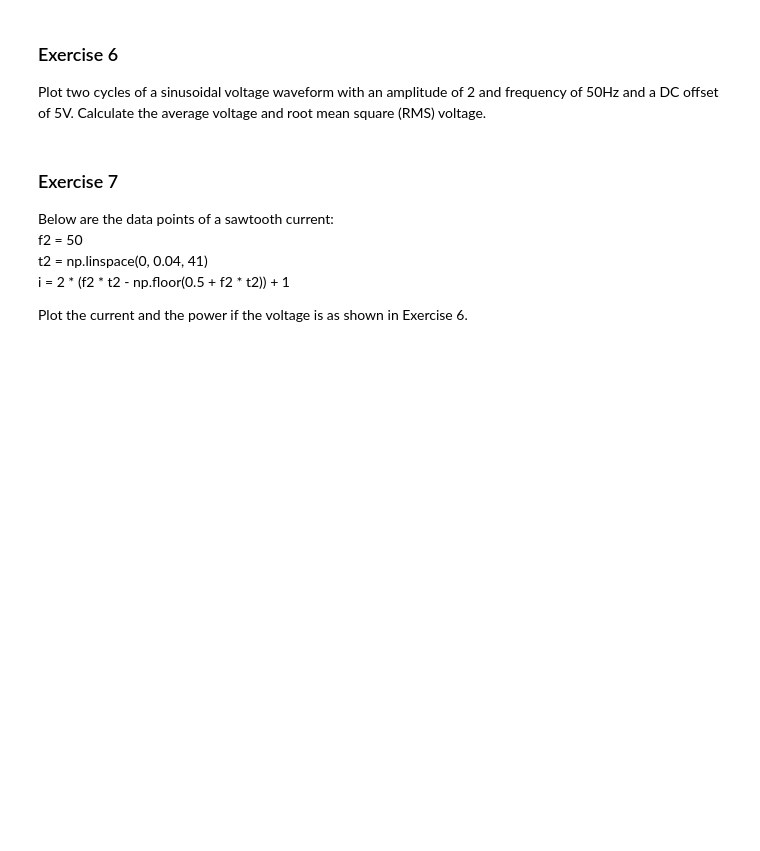
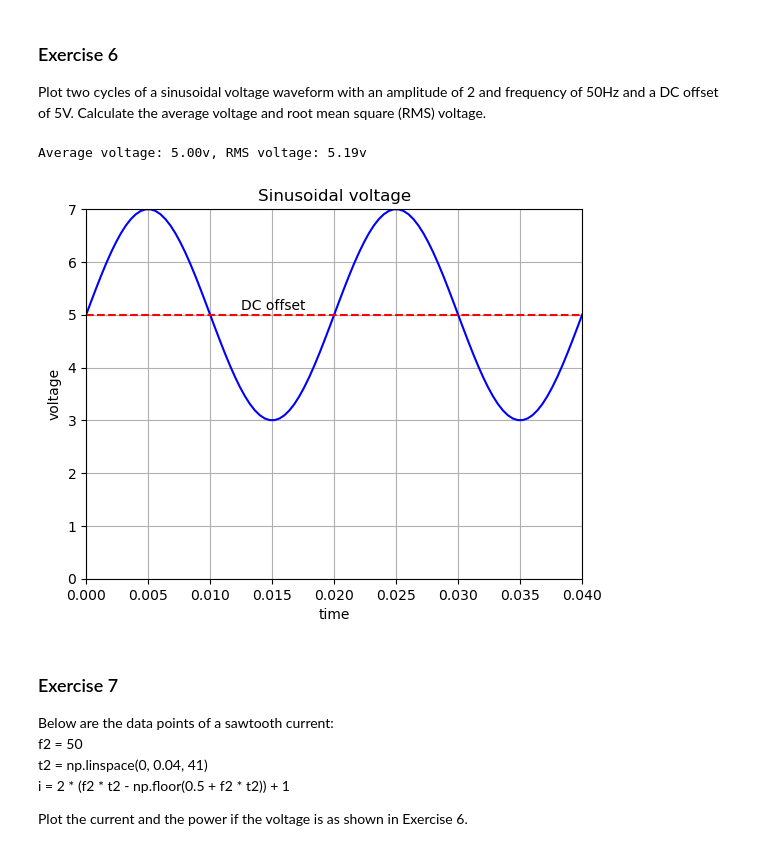
Before and after one commit to wooihaw/pica_jan2023, a Jupyter notebook: Exercises.ipynb, the cells around one changed output. Saved outputs shown, nothing was run; the diff lists cells and outputs as text; code cells hidden in the pictures; blank space fills up the shorter version.

```diff
--- a/Exercises.ipynb
+++ b/Exercises.ipynb
@@ -120,6 +120,38 @@ Hottest year and month: 2006-07
 # %% [markdown]
 ### Exercise 6
 Plot two cycles of a sinusoidal voltage waveform with an amplitude of 2 and frequency of 50Hz and a DC offset of 5V. Calculate the average voltage and root mean square (RMS) voltage.
+# %%
+import numpy as np
+import matplotlib.pyplot as plt
+
+# Equation for sinusoidal voltage:
+# v(t) = Vpsin2πft
+
+f = 50
+t = np.linspace(0, 0.04, 101)  # For 2 cycles, the time needed is 0.04s (period=1/50=0.02s)
+v = 2 * np.sin(2 * np.pi * f * t) + 5
+
+# Average voltage
+V_average = np.mean(v)
+
+# Root mean square
+V_rms = np.sqrt(np.square(v).mean())
+
+print(f"Average voltage: {V_average:.2f}v, RMS voltage: {V_rms:.2f}v")
+
+plt.plot(t, v, 'b')
+plt.axhline(5, color='red', ls="--")
+plt.text(0.0125, 5.1, 'DC offset')
+plt.xlim([0, 0.04])
+plt.ylim([0, 7])
+plt.xlabel('time')
+plt.ylabel('voltage')
+plt.title('Sinusoidal voltage')
+plt.grid('both')
+plt.show()
+# %% [output]
+Average voltage: 5.00v, RMS voltage: 5.19v
+[figure, added]
 # %% [markdown]
 ### Exercise 7
 Below are the data points of a sawtooth current:\
```
